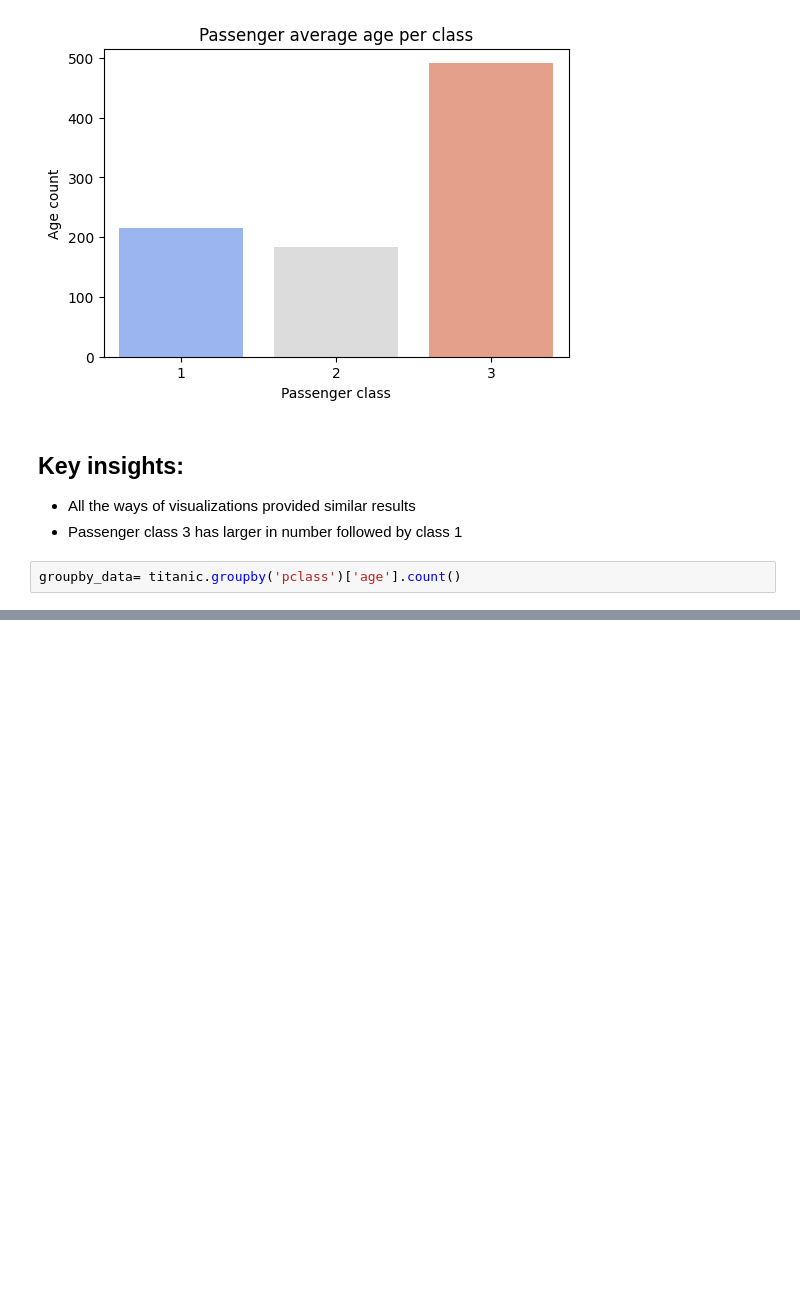
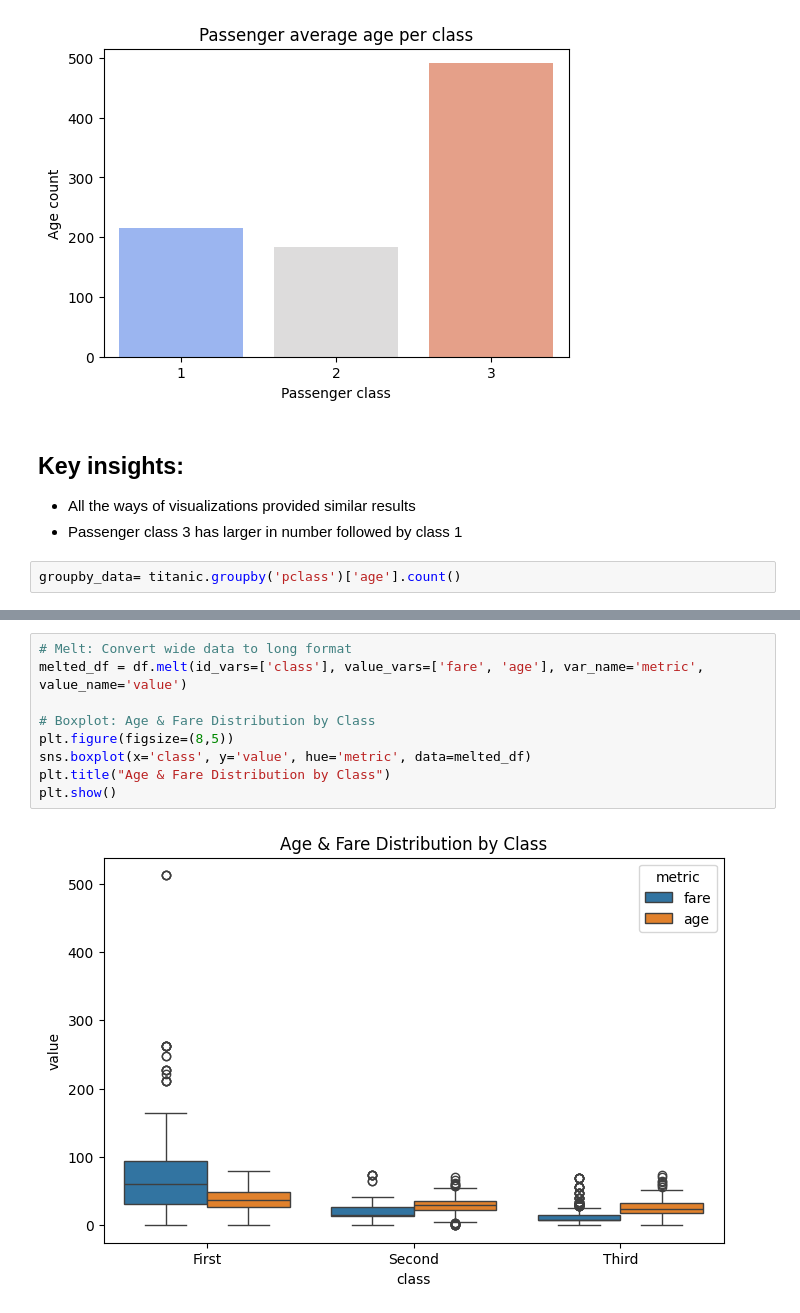
Before and after one commit to ake369/python_tutorial, a Jupyter notebook: notebooks/pandas.ipynb, the cells around one changed output, grey strips where cells are left out. Cells and saved outputs as stored; diff of their text form; blank space fills up the shorter version.

```diff
--- a/notebooks/pandas.ipynb
+++ b/notebooks/pandas.ipynb
@@ -388,0 +586,11 @@ Text(0.5, 1.0, 'The average age per passenger class')
+# %%
+# Melt: Convert wide data to long format
+melted_df = df.melt(id_vars=['class'], value_vars=['fare', 'age'], var_name='metric', value_name='value')
+
+# Boxplot: Age & Fare Distribution by Class
+plt.figure(figsize=(8,5))
+sns.boxplot(x='class', y='value', hue='metric', data=melted_df)
+plt.title("Age & Fare Distribution by Class")
+plt.show()
+# %% [output]
+[figure, added]
```
Also changed, not shown: parts of 42 cells of this notebook.
